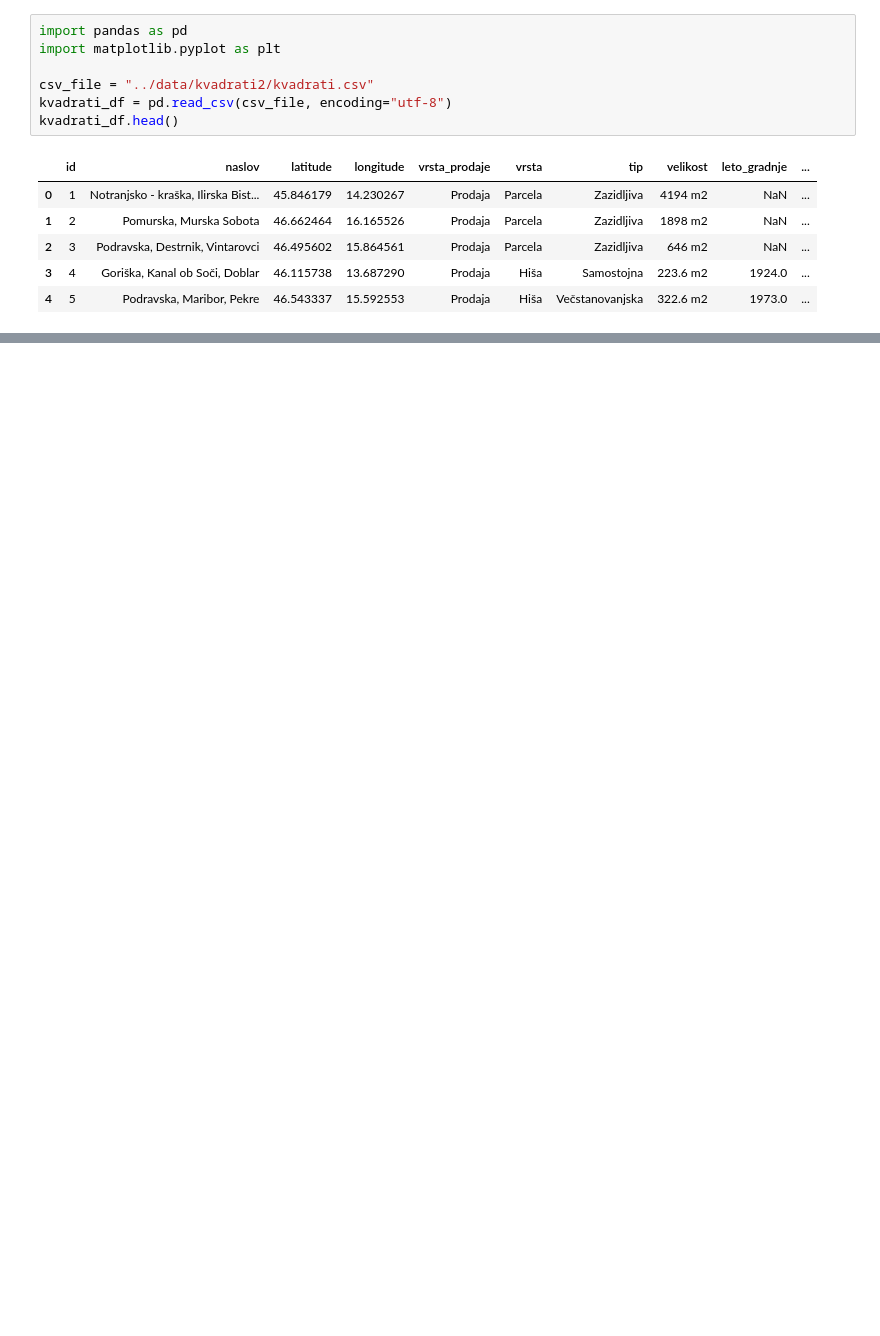
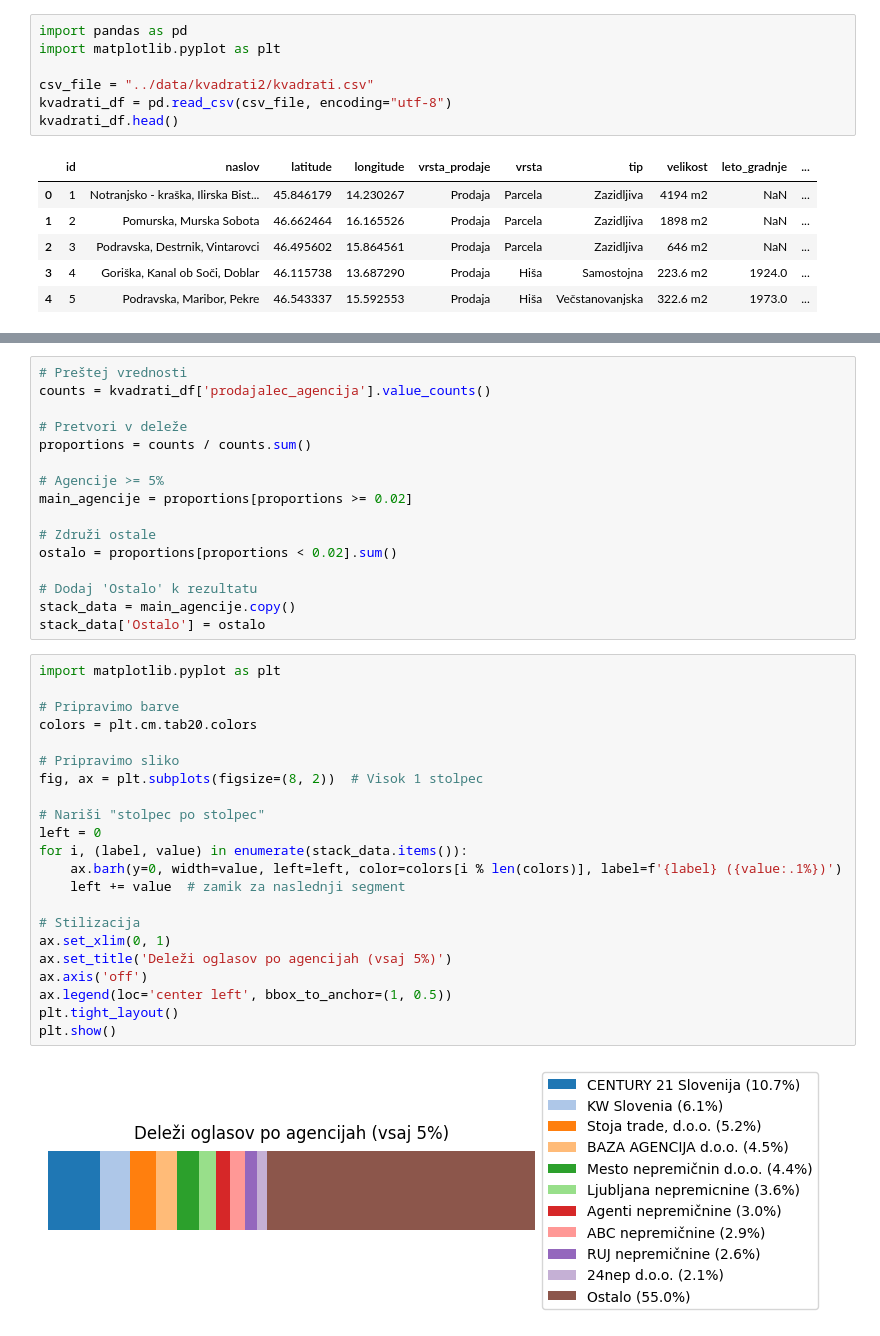
Before and after one commit to tthuma1/PR251, a Jupyter notebook: src/vizualizacije_ponudniki.ipynb, the cells around one changed output, grey strips where cells are left out. Drawn from its saved outputs; the diff is of its cells as text; blank space fills up the shorter version.

```diff
--- a/src/vizualizacije_ponudniki.ipynb
+++ b/src/vizualizacije_ponudniki.ipynb
@@ -14,0 +32,40 @@ kvadrati_df.head()
+# %%
+# Preštej vrednosti
+counts = kvadrati_df['prodajalec_agencija'].value_counts()
+
+# Pretvori v deleže
+proportions = counts / counts.sum()
+
+# Agencije >= 5%
+main_agencije = proportions[proportions >= 0.02]
+
+# Združi ostale
+ostalo = proportions[proportions < 0.02].sum()
+
+# Dodaj 'Ostalo' k rezultatu
+stack_data = main_agencije.copy()
+stack_data['Ostalo'] = ostalo
+# %%
+import matplotlib.pyplot as plt
+
+# Pripravimo barve
+colors = plt.cm.tab20.colors
+
+# Pripravimo sliko
+fig, ax = plt.subplots(figsize=(8, 2))  # Visok 1 stolpec
+
+# Nariši "stolpec po stolpec"
+left = 0
+for i, (label, value) in enumerate(stack_data.items()):
+    ax.barh(y=0, width=value, left=left, color=colors[i % len(colors)], label=f'{label} ({value:.1%})')
+    left += value  # zamik za naslednji segment
+
+# Stilizacija
+ax.set_xlim(0, 1)
+ax.set_title('Deleži oglasov po agencijah (vsaj 5%)')
+ax.axis('off')
+ax.legend(loc='center left', bbox_to_anchor=(1, 0.5))
+plt.tight_layout()
+plt.show()
+# %% [output]
+[figure, added]
```
Also changed, not shown: parts of 7 cells of this notebook, 1 other file.
